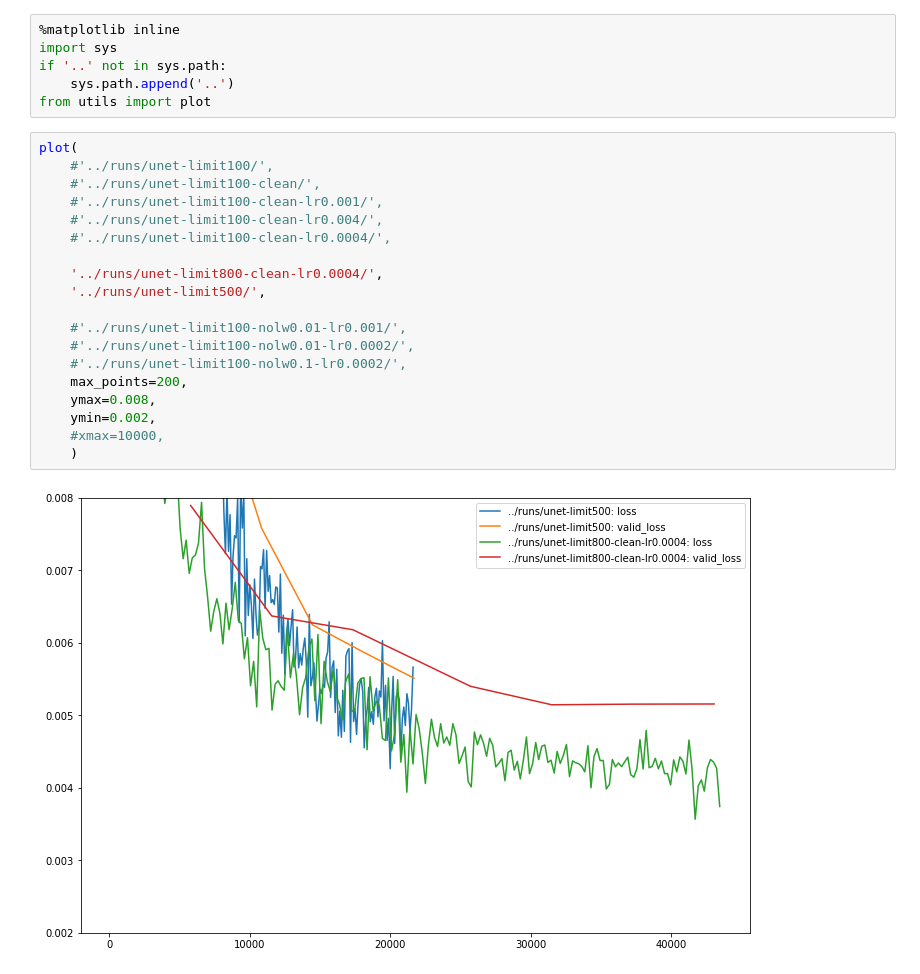
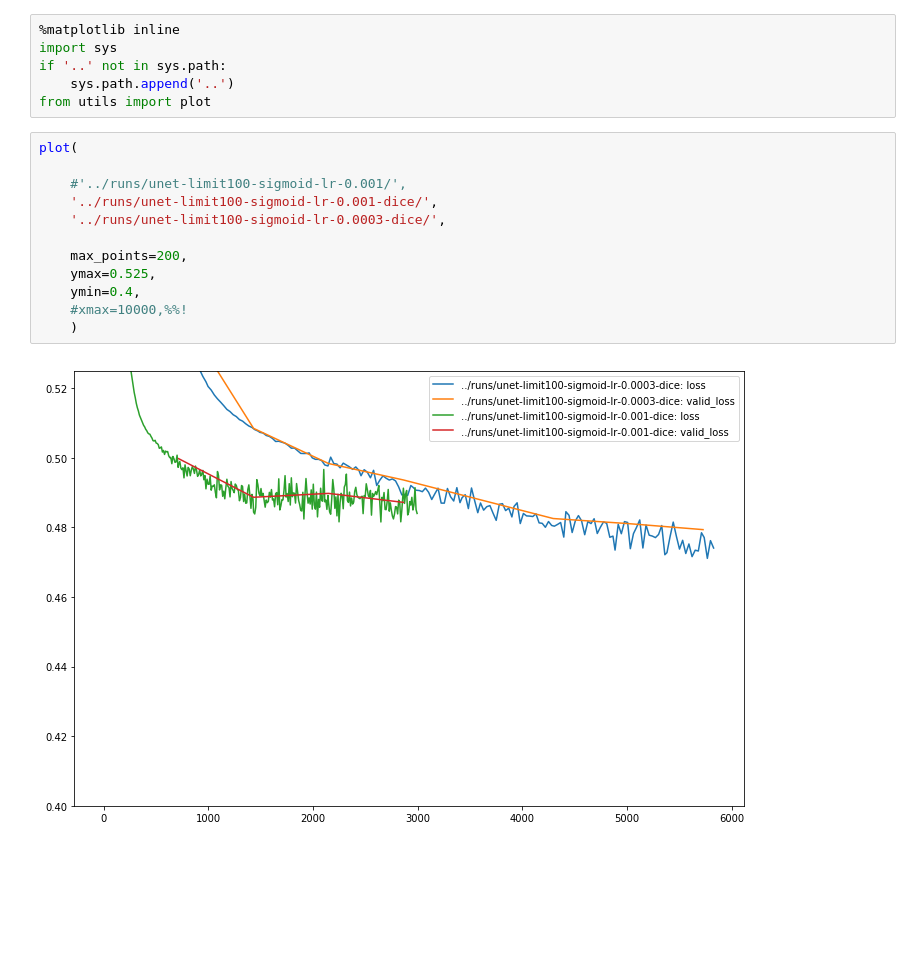
Before and after one commit to lopuhin/kaggle-lions-2017, a Jupyter notebook: notebooks/Monitor.ipynb, the cells around one changed output. Saved outputs shown, nothing was run; the diff lists cells and outputs as text; blank space fills up the shorter version.

```diff
--- a/notebooks/Monitor.ipynb
+++ b/notebooks/Monitor.ipynb
@@ -4,24 +4,17 @@ import sys
 if '..' not in sys.path:
     sys.path.append('..')
 from utils import plot
-# %%
-plot(
-    #'../runs/unet-limit100/',
-    #'../runs/unet-limit100-clean/',
-    #'../runs/unet-limit100-clean-lr0.001/',
-    #'../runs/unet-limit100-clean-lr0.004/',
-    #'../runs/unet-limit100-clean-lr0.0004/',
-
-    '../runs/unet-limit800-clean-lr0.0004/',
-    '../runs/unet-limit500/',
-
-    #'../runs/unet-limit100-nolw0.01-lr0.001/',
-    #'../runs/unet-limit100-nolw0.01-lr0.0002/',
-    #'../runs/unet-limit100-nolw0.1-lr0.0002/',
-    max_points=200,
-    ymax=0.008,
-    ymin=0.002,
-    #xmax=10000,
-    )
-# %% [output]
-[figure, removed]
+# %%
+plot(
+
+    #'../runs/unet-limit100-sigmoid-lr-0.001/',
+    '../runs/unet-limit100-sigmoid-lr-0.001-dice/',
+    '../runs/unet-limit100-sigmoid-lr-0.0003-dice/',
+
+    max_points=200,
+    ymax=0.525,
+    ymin=0.4,
+    #xmax=10000,%%!
+    )
+# %% [output]
+[figure, added]
```
Also changed, not shown: 1 other file.
